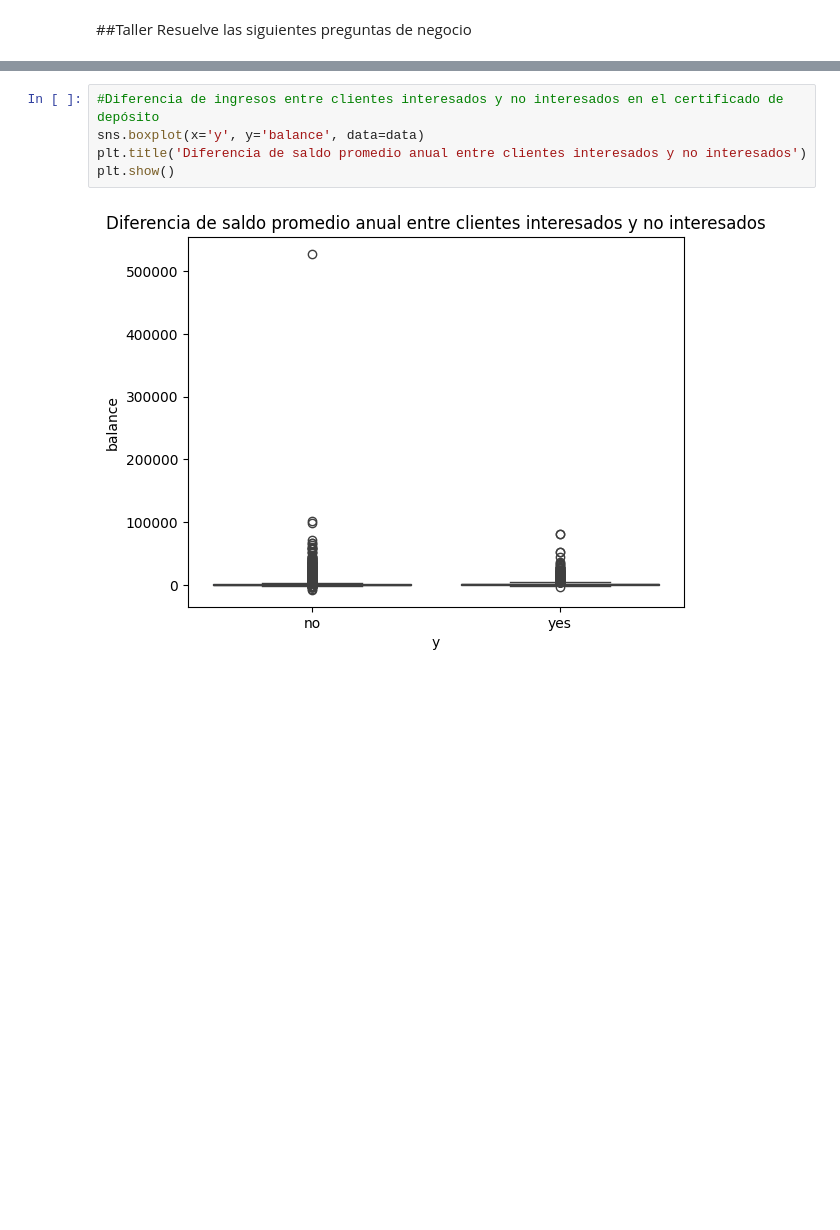
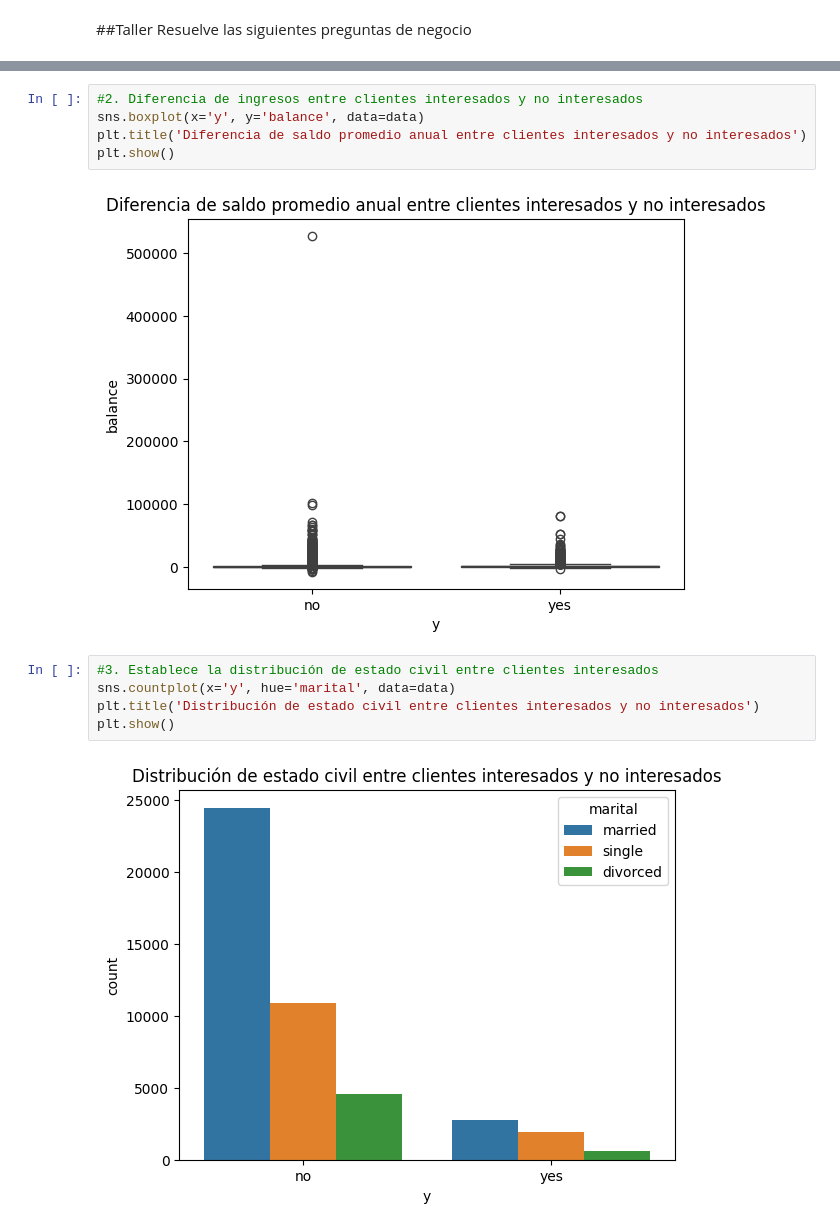
Before and after one commit to Eli0103/TalentoTech, a Jupyter notebook: DataCleaning.ipynb, the cells around one changed output, grey strips where cells are left out. Drawn from its saved outputs; the diff is of its cells as text; blank space fills up the shorter version.

```diff
--- a/DataCleaning.ipynb
+++ b/DataCleaning.ipynb
@@ -395,9 +405,16 @@ print("1. Edad promedio de los clientes interesados:", edad_promedio_interesados
 # %% [output]
 1. Edad promedio de los clientes interesados: 41.665468306527906
 # %%
-#Diferencia de ingresos entre clientes interesados y no interesados en el certificado de depósito
+#2. Diferencia de ingresos entre clientes interesados y no interesados
 sns.boxplot(x='y', y='balance', data=data)
 plt.title('Diferencia de saldo promedio anual entre clientes interesados y no interesados')
 plt.show()
 # %% [output]
 [figure]
+# %%
+#3. Establece la distribución de estado civil entre clientes interesados
+sns.countplot(x='y', hue='marital', data=data)
+plt.title('Distribución de estado civil entre clientes interesados y no interesados')
+plt.show()
+# %% [output]
+[figure, added]
```
Also changed, not shown: parts of 15 cells of this notebook.
